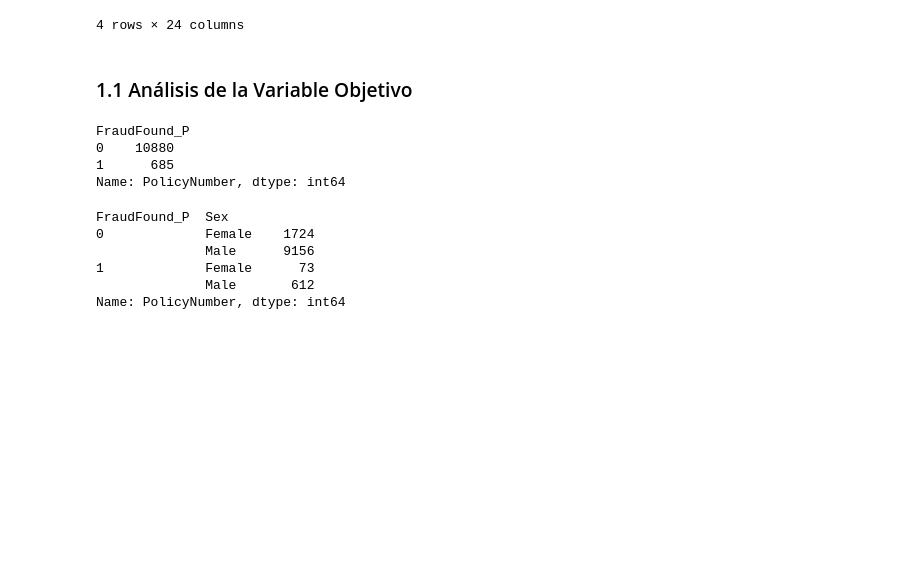
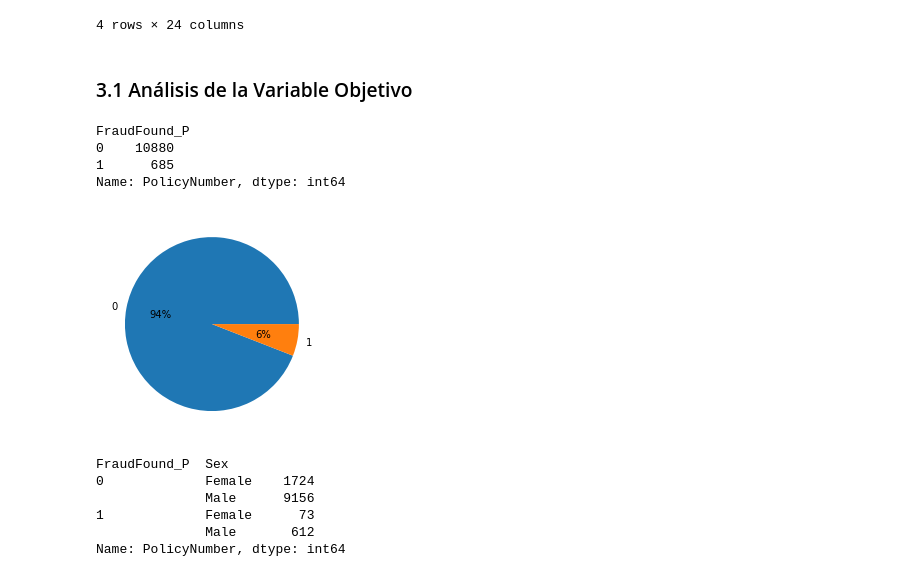
Before and after one commit to bryan-marquez/proyecto-portafolio, a Jupyter notebook: notebooks/analisis_inicial.ipynb, the cells around one changed output. Drawn from its saved outputs; the diff is of its cells as text; code cells hidden in the pictures; blank space fills up the shorter version.

```diff
--- a/notebooks/analisis_inicial.ipynb
+++ b/notebooks/analisis_inicial.ipynb
@@ -65,7 +70,7 @@ car_fraud.describe(include = ['O'])
 | freq | 1056 | 2000 | 2899 | 10356 | 2811 | 1084 | 9768 | 7986 | ... |
 4 rows × 24 columns
 # %% [markdown]
-### 1.1 Análisis de la Variable Objetivo
+### 3.1 Análisis de la Variable Objetivo
 # %%
 # Distribución del fraude en el total de reclamaciones
 car_fraud.groupby(['FraudFound_P']).count()['PolicyNumber']
@@ -74,6 +79,13 @@ FraudFound_P
 0    10880
 1      685
 Name: PolicyNumber, dtype: int64
+# %%
+grouped_fraud = car_fraud.groupby(['FraudFound_P']).count()
+grouped_fraud = grouped_fraud['PolicyNumber'].reset_index()
+plt.pie(grouped_fraud['PolicyNumber'], autopct='%1.0f%%', labels = grouped_fraud['FraudFound_P'])
+plt.show()
+# %% [output]
+[figure, added]
 # %%
 # Cómo se distribuye el fraude por sexo del asegurado
 car_fraud.groupby(['FraudFound_P', 'Sex']).count()['PolicyNumber']
```
Also changed, not shown: parts of 4 cells of this notebook.
